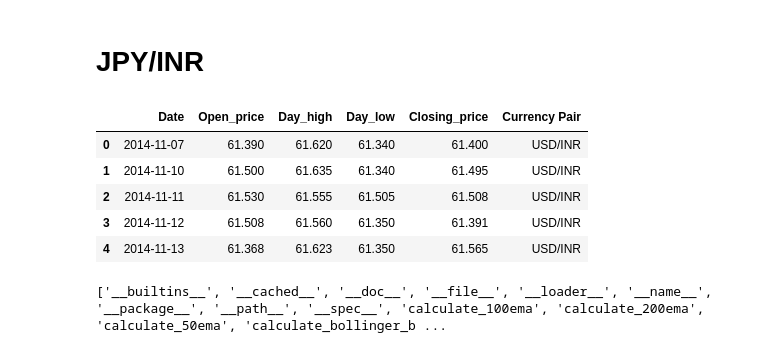
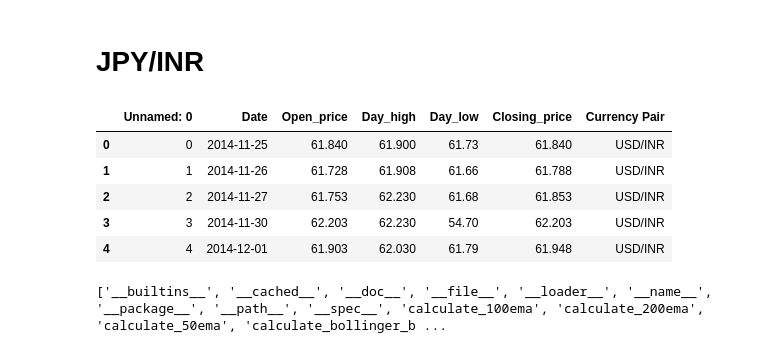
Before and after one commit to shivani309/ForEx, a Jupyter notebook: JPYINR/JPYINR.ipynb, the cells around one changed output. Saved outputs shown, nothing was run; the diff lists cells and outputs as text; code cells hidden in the pictures.

```diff
--- a/JPYINR/JPYINR.ipynb
+++ b/JPYINR/JPYINR.ipynb
@@ -4,15 +4,15 @@
 import numpy as np
 import pandas as pd
 # %%
-df = pd.read_csv(r'C:\Users\Sejal Hanmante\OneDrive\Documents\GitHub\ForEx\all_data.csv')
+df = pd.read_csv(r'C:\Users\Sejal Hanmante\OneDrive\Documents\GitHub\ForEx\Dataset\all_data.csv')
 df.head()
 # %% [output]
-|  | Date | Open_price | Day_high | Day_low | Closing_price | Currency Pair |
-| 0 | 2014-11-07 | 61.390 | 61.620 | 61.340 | 61.400 | USD/INR |
-| 1 | 2014-11-10 | 61.500 | 61.635 | 61.340 | 61.495 | USD/INR |
-| 2 | 2014-11-11 | 61.530 | 61.555 | 61.505 | 61.508 | USD/INR |
-| 3 | 2014-11-12 | 61.508 | 61.560 | 61.350 | 61.391 | USD/INR |
-| 4 | 2014-11-13 | 61.368 | 61.623 | 61.350 | 61.565 | USD/INR |
+|  | Unnamed: 0 | Date | Open_price | Day_high | Day_low | Closing_price | Currency Pair |
+| 0 | 0 | 2014-11-25 | 61.840 | 61.900 | 61.73 | 61.840 | USD/INR |
+| 1 | 1 | 2014-11-26 | 61.728 | 61.908 | 61.66 | 61.788 | USD/INR |
+| 2 | 2 | 2014-11-27 | 61.753 | 62.230 | 61.68 | 61.853 | USD/INR |
+| 3 | 3 | 2014-11-30 | 62.203 | 62.230 | 54.70 | 62.203 | USD/INR |
+| 4 | 4 | 2014-12-01 | 61.903 | 62.030 | 61.79 | 61.948 | USD/INR |
 # %%
 jpy_inr = df.loc[df['Currency Pair']=='JPY/INR']
 jpy_inr.reset_index(drop=True,inplace=True)
```
Also changed, not shown: parts of 15 cells of this notebook, 29 other files.
